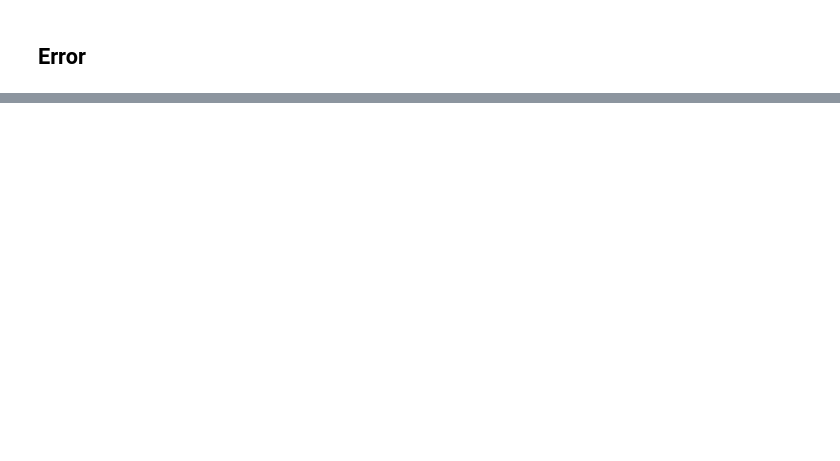
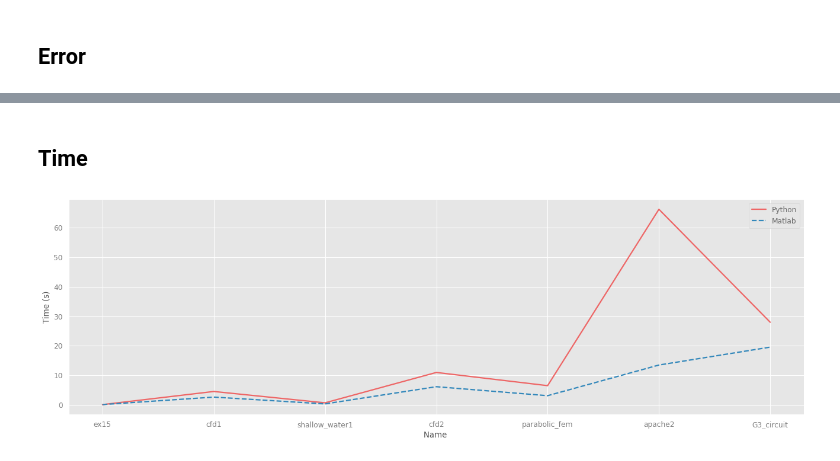
Before and after one commit to simonebenitozzi/cholesky-analysis, a Jupyter notebook: Analysis/model/LanguageCompare.ipynb, the cells around one changed output, grey strips where cells are left out. Cells and saved outputs as stored; diff of their text form; code cells hidden in the pictures; blank space fills up the shorter version.

```diff
--- a/Analysis/model/LanguageCompare.ipynb
+++ b/Analysis/model/LanguageCompare.ipynb
@@ -72,0 +142,6 @@ plt.show()
+# %% [markdown]
+## Time
+# %%
+plot("Name", "Time", windowsPython, windowsMatlab, Y_LABEL="s")
+# %% [output]
+[figure, added]
```
Also changed, not shown: parts of 12 cells of this notebook, 1 other file.
